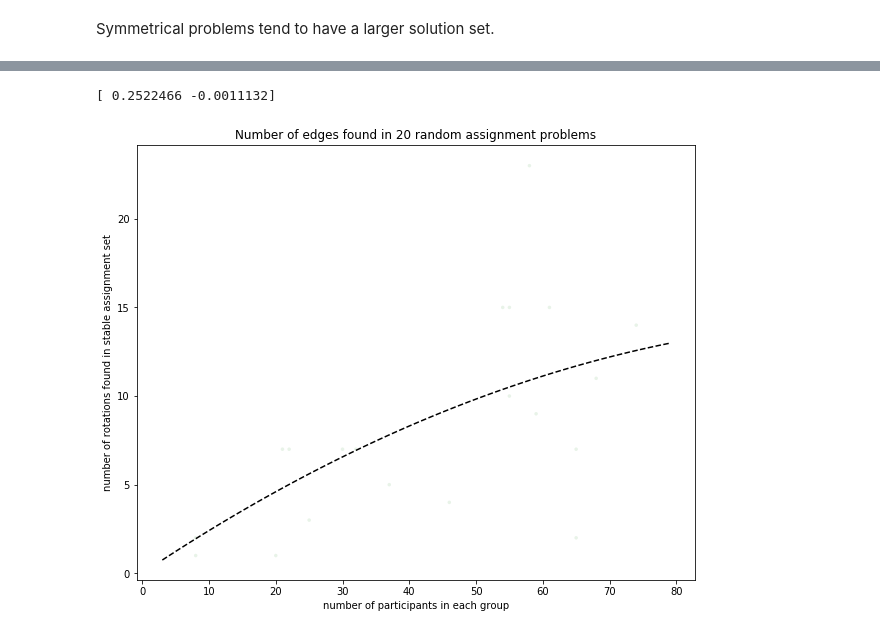
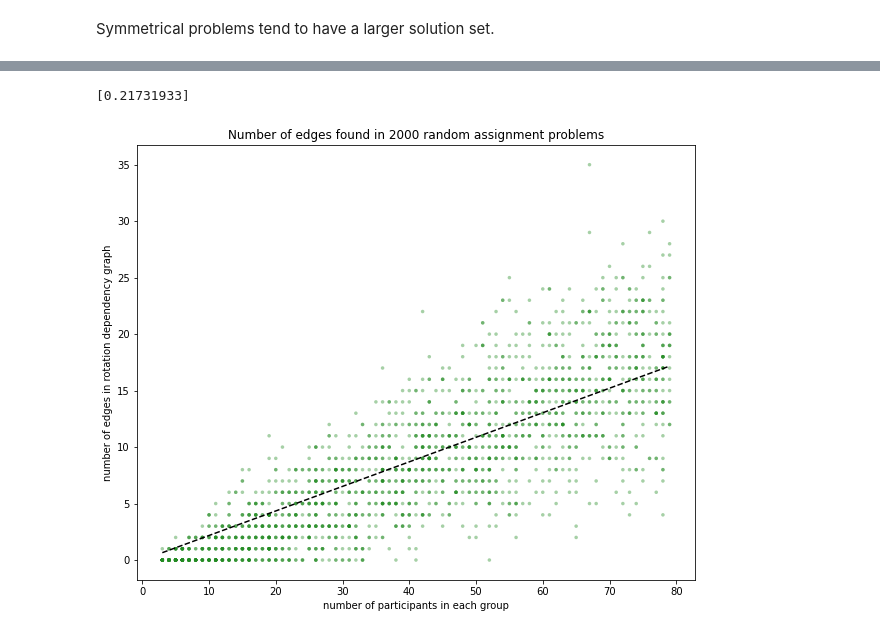
Before and after one commit to maxkapur/assignment, a Jupyter notebook: discussion.ipynb, the cells around one changed output, grey strips where cells are left out. Drawn from its saved outputs; the diff is of its cells as text; code cells hidden in the pictures.

```diff
--- a/discussion.ipynb
+++ b/discussion.ipynb
@@ -200,5 +256,5 @@ pass
 
 Asymmetrical problems, and problems with desk rejects, typically have few or no rotations.
 # %%
-size = 200
+size = 2000
 # %%
@@ -236,10 +299,10 @@ pass
 # %% [markdown]
 Symmetrical problems tend to have a larger solution set.
 # %%
-size = 20
+size = 2000
 maxn = 80
 # %%
-#%%script false --no-raise-error
+%%script false --no-raise-error
 np.random.seed(8585)
 
 n_participants = []
@@ -260,7 +323,7 @@ for i in range(size):
     material = assignment(A, B)
 
     n_participants.append(n_i)
-    n_remaining.append(sum([len(i) for i in material.GaleShapley()[1]]))
+    n_remaining.append(sum([len(i) for i in material.proposal()[1]]))
     edges, rp = material.rotation_digraph()[:2]
     n_edges.append(len(edges))
     n_rotations.append(len(rp))
@@ -317,19 +380,19 @@ pass
 # %%
-coef = np.linalg.lstsq(np.stack([n_participants, n_participants**2]).T,
+coef = np.linalg.lstsq(n_participants.reshape(-1,1),
                         n_edges, rcond=None)[0]
 print(coef)
 
 fig, ax = plt.subplots(figsize=(10,8))
 x_plot = np.arange(3, maxn)
-ax.plot(x_plot, coef @ [x_plot, x_plot**2], color="black", ls="--")
-ax.scatter(n_participants, n_edges, marker=".", color="forestgreen", alpha=.1, s=50, ec=None)
+ax.plot(x_plot, coef * x_plot, color="black", ls="--")
+ax.scatter(n_participants, n_edges, marker=".", color="forestgreen", alpha=.4, s=50, ec=None)
 ax.set_xlabel("number of participants in each group")
-ax.set_ylabel("number of rotations found in stable assignment set")
+ax.set_ylabel("number of edges in rotation dependency graph")
 ax.set_title("Number of edges found in {} random assignment problems".format(size))
 pass
 # %% [output]
-[ 0.2522466 -0.0011132]
+[0.21731933]
-[figure, old version]
+[figure, new version]
 # %% [markdown]
 ### Comparison with na&iuml;ve LP formulation
 
```
Also changed, not shown: parts of 17 cells of this notebook, 6 other files.
